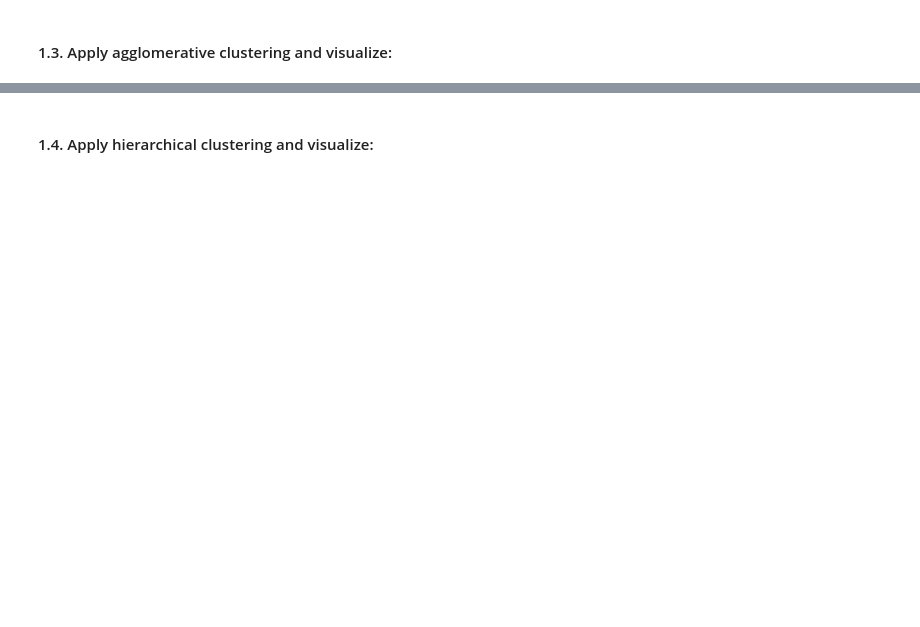
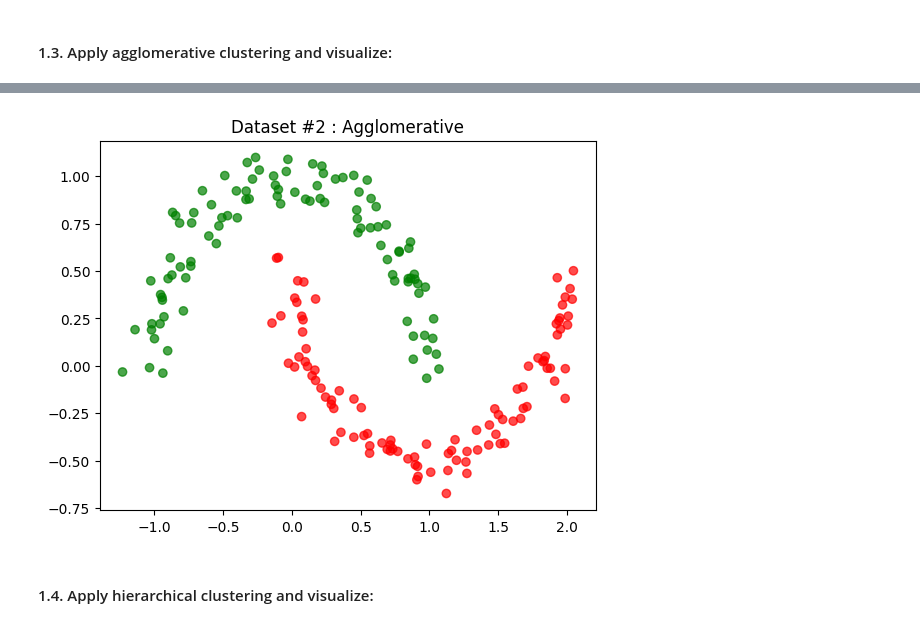
Before and after one commit to socrallacer/IA_DIPLOMA_SAMSUNG, a Jupyter notebook: MACHINE_LEARNING/UNSUPERVISED/43. ex_0403.ipynb, the cells around one changed output, grey strips where cells are left out. Saved outputs shown, nothing was run; the diff lists cells and outputs as text; code cells hidden in the pictures; blank space fills up the shorter version.

```diff
--- a/MACHINE_LEARNING/UNSUPERVISED/43. ex_0403.ipynb
+++ b/MACHINE_LEARNING/UNSUPERVISED/43. ex_0403.ipynb
@@ -67,11 +73,13 @@ plt.show()
 # %%
 # Q: Apply and fit AgglomerativeClustering to Dataset #2 (two clusters).
-agglo = ??
-agglo.??
+agglo = AgglomerativeClustering(n_clusters=2,linkage='single') # Agglomerative object for 2 clusters.
+agglo.fit(X2)                                                  # Unsupervised learning => Only X1.
 myColors = {0:'red',1:'green'}                                 # Define a color palette: 0~1.
 plt.scatter(X2[:,0],X2[:,1], c= pd.Series(agglo.labels_).apply(lambda x: myColors[x]), alpha=0.7 )
 plt.title('Dataset #2 : Agglomerative')
 plt.show()
+# %% [output]
+[figure, added]
 # %% [markdown]
 #### 1.4. Apply hierarchical clustering and visualize:
 # %%
```
Also changed, not shown: parts of 10 cells of this notebook, 14 other files.
